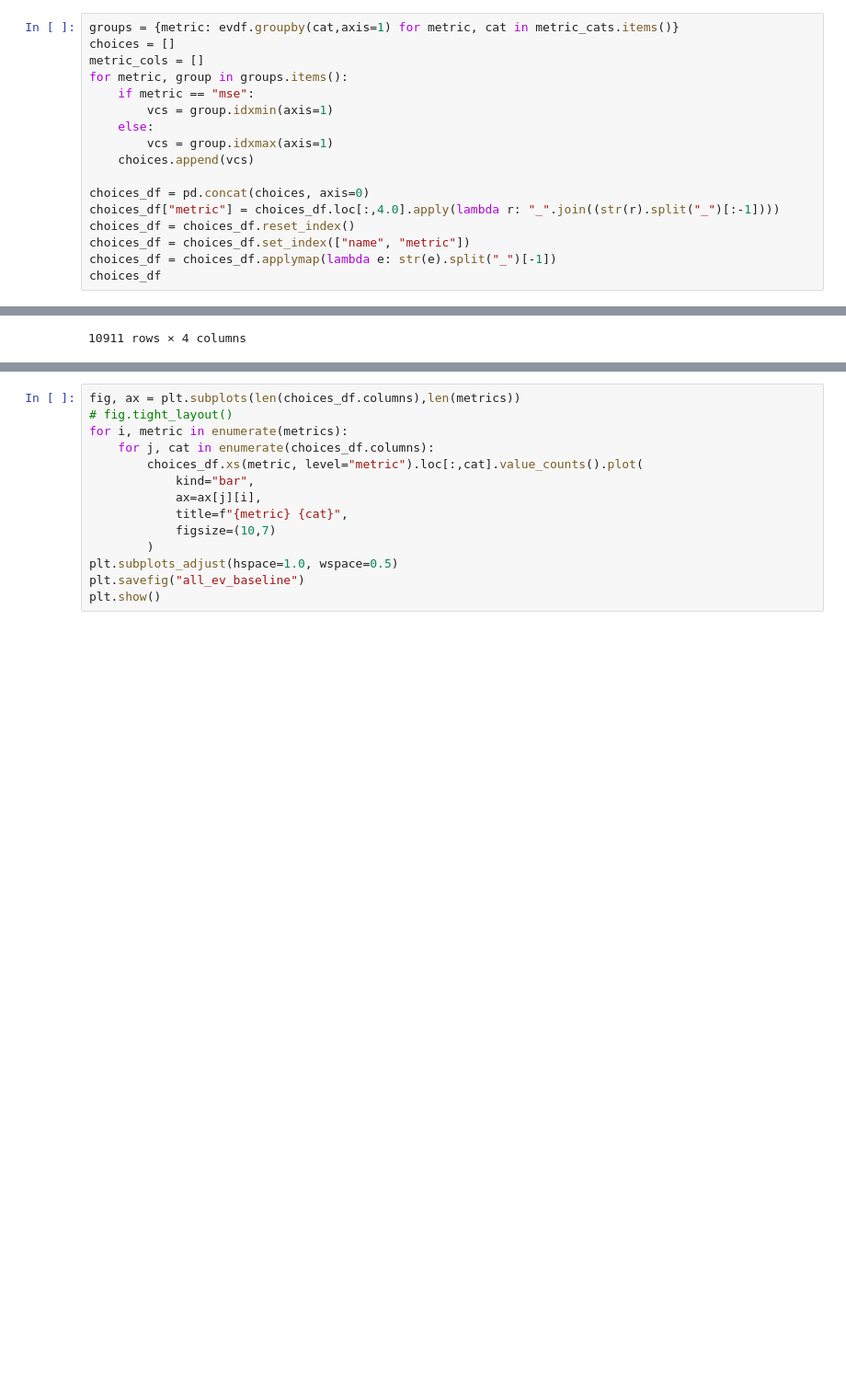
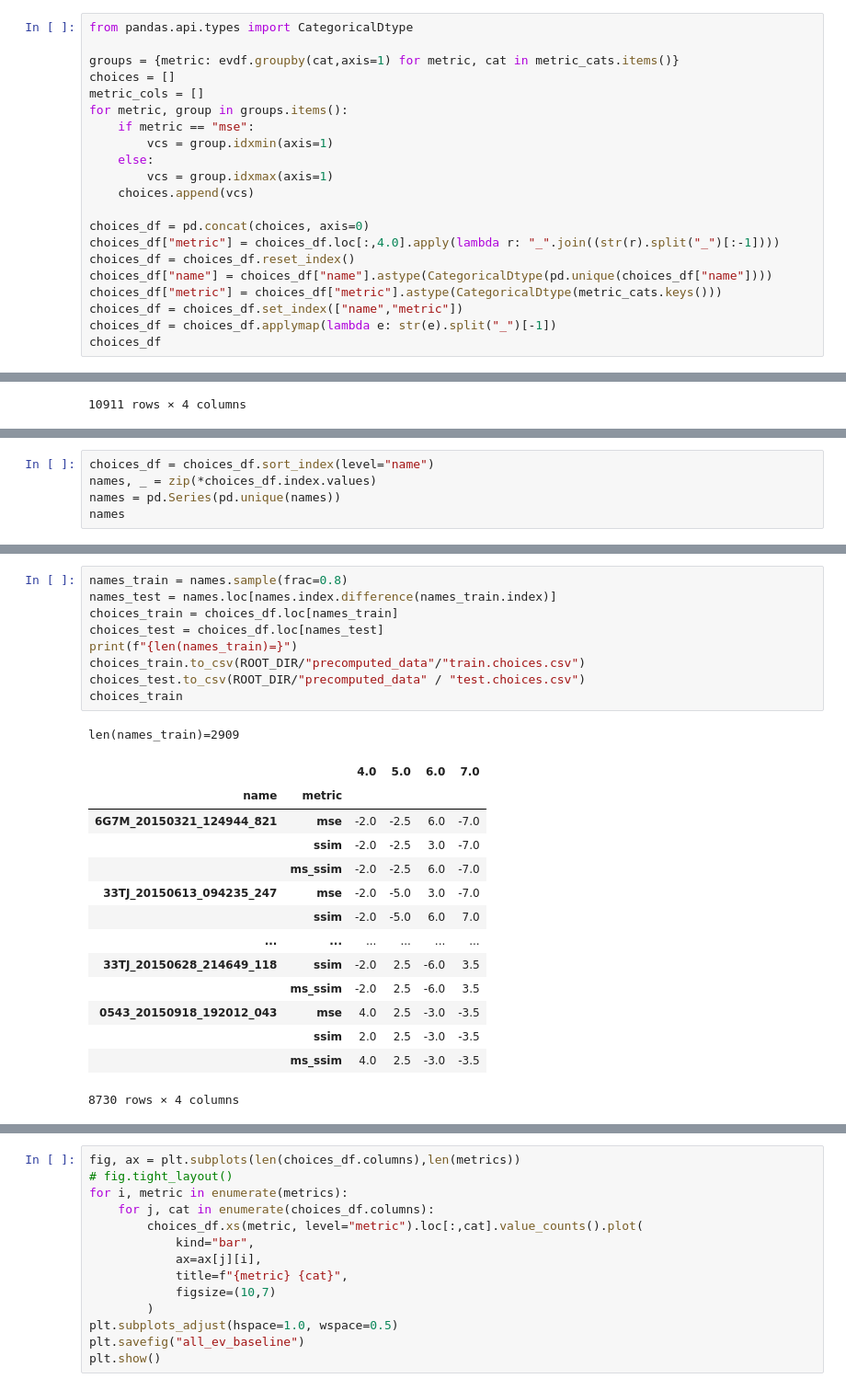
Before and after one commit to smsegal/DHDRNet, a Jupyter notebook: dhdrnet/notebooks/histograms.ipynb, the cells around one changed output, grey strips where cells are left out. Shown at 92% size. Saved outputs shown, nothing was run; the diff lists cells and outputs as text; blank space fills up the shorter version.

```diff
--- a/dhdrnet/notebooks/histograms.ipynb
+++ b/dhdrnet/notebooks/histograms.ipynb
@@ -112,6 +111,8 @@ mse_df.iloc[1]
  7.0    0.002496
 Name: 6G7M_20150321_124944_821, dtype: float64
 # %%
+from pandas.api.types import CategoricalDtype
+
 groups = {metric: evdf.groupby(cat,axis=1) for metric, cat in metric_cats.items()}
 choices = []
 metric_cols = []
@@ -125,7 +126,9 @@ for metric, group in groups.items():
 choices_df = pd.concat(choices, axis=0)
 choices_df["metric"] = choices_df.loc[:,4.0].apply(lambda r: "_".join((str(r).split("_")[:-1])))
 choices_df = choices_df.reset_index()
-choices_df = choices_df.set_index(["name", "metric"])
+choices_df["name"] = choices_df["name"].astype(CategoricalDtype(pd.unique(choices_df["name"])))
+choices_df["metric"] = choices_df["metric"].astype(CategoricalDtype(metric_cats.keys()))
+choices_df = choices_df.set_index(["name","metric"])
 choices_df = choices_df.applymap(lambda e: str(e).split("_")[-1])
 choices_df
 # %% [output]
@@ -145,0 +171,5 @@ choices_df
+# %%
+choices_df = choices_df.sort_index(level="name")
+names, _ = zip(*choices_df.index.values)
+names = pd.Series(pd.unique(names))
+names
@@ -145,0 +189,25 @@ choices_df
+# %%
+names_train = names.sample(frac=0.8)
+names_test = names.loc[names.index.difference(names_train.index)]
+choices_train = choices_df.loc[names_train]
+choices_test = choices_df.loc[names_test]
+print(f"{len(names_train)=}")
+choices_train.to_csv(ROOT_DIR/"precomputed_data"/"train.choices.csv")
+choices_test.to_csv(ROOT_DIR/"precomputed_data" / "test.choices.csv")
+choices_train
+# %% [output]
+len(names_train)=2909
+|  |  | 4.0 | 5.0 | 6.0 | 7.0 |
+| name | metric |  |  |  |  |
+| 6G7M_20150321_124944_821 | mse | -2.0 | -2.5 | 6.0 | -7.0 |
+|  | ssim | -2.0 | -2.5 | 3.0 | -7.0 |
+|  | ms_ssim | -2.0 | -2.5 | 6.0 | -7.0 |
+| 33TJ_20150613_094235_247 | mse | -2.0 | -5.0 | 3.0 | -7.0 |
+|  | ssim | -2.0 | -5.0 | 6.0 | 7.0 |
+| ... | ... | ... | ... | ... | ... |
+| 33TJ_20150628_214649_118 | ssim | -2.0 | 2.5 | -6.0 | 3.5 |
+|  | ms_ssim | -2.0 | 2.5 | -6.0 | 3.5 |
+| 0543_20150918_192012_043 | mse | 4.0 | 2.5 | -3.0 | -3.5 |
+|  | ssim | 2.0 | 2.5 | -3.0 | -3.5 |
+|  | ms_ssim | 4.0 | 2.5 | -3.0 | -3.5 |
+8730 rows × 4 columns
```
Also changed, not shown: parts of 6 cells of this notebook, 9 other files.
